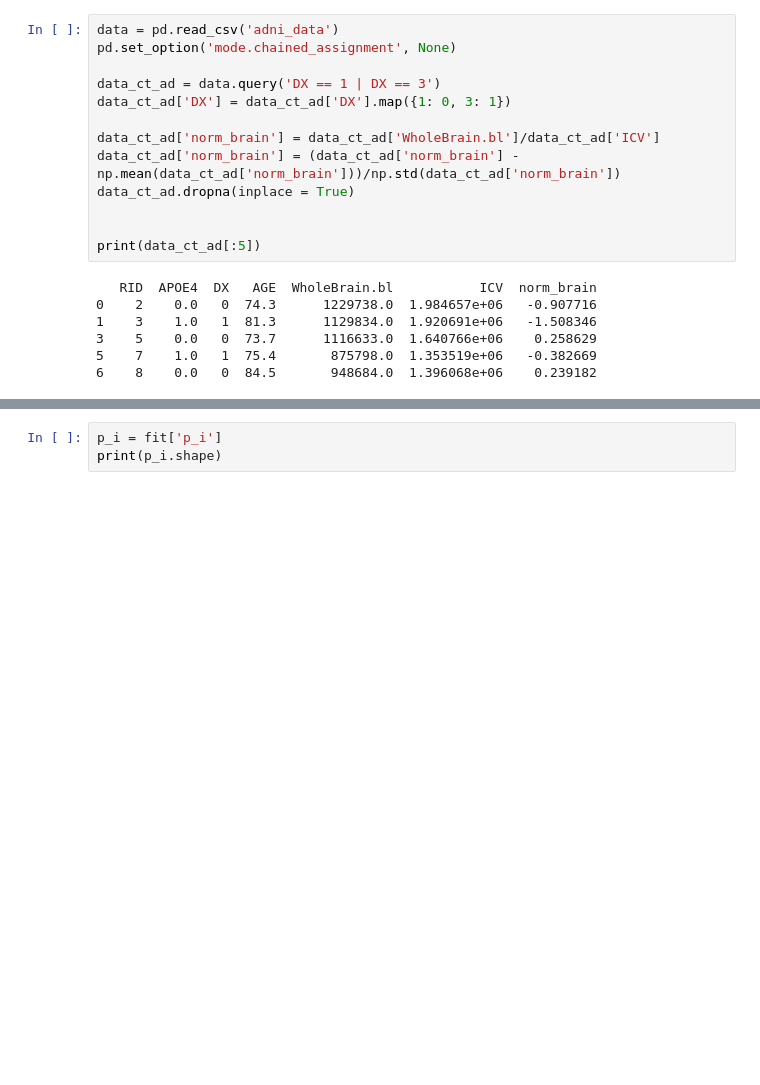
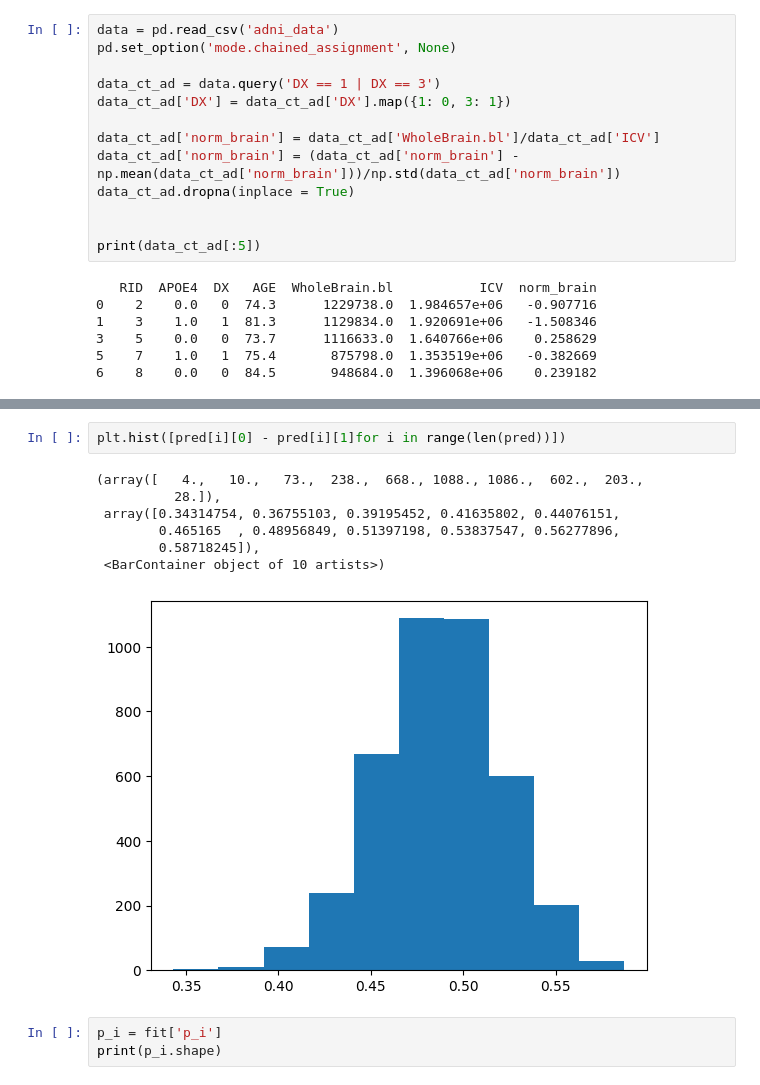
Before and after one commit to marcolorenzi/marcolorenzi.github.io, a Jupyter notebook: material/Bayes/Lesson7-pystan3.ipynb, the cells around one changed output, grey strips where cells are left out. Drawn from its saved outputs; the diff is of its cells as text; blank space fills up the shorter version.

```diff
--- a/material/Bayes/Lesson7-pystan3.ipynb
+++ b/material/Bayes/Lesson7-pystan3.ipynb
@@ -888,3 +865,13 @@ Probability increase for unit decrease in standardized brain volume (parameter "
+# %%
+plt.hist([pred[i][0] - pred[i][1]for i in range(len(pred))])
+# %% [output]
+(array([   4.,   10.,   73.,  238.,  668., 1088., 1086.,  602.,  203.,
+          28.]),
+ array([0.34314754, 0.36755103, 0.39195452, 0.41635802, 0.44076151,
+        0.465165  , 0.48956849, 0.51397198, 0.53837547, 0.56277896,
+        0.58718245]),
+ <BarContainer object of 10 artists>)
+[figure, added]
 # %%
 p_i = fit['p_i']
 print(p_i.shape)
```
Also changed, not shown: parts of 20 cells of this notebook, 1 other file.
